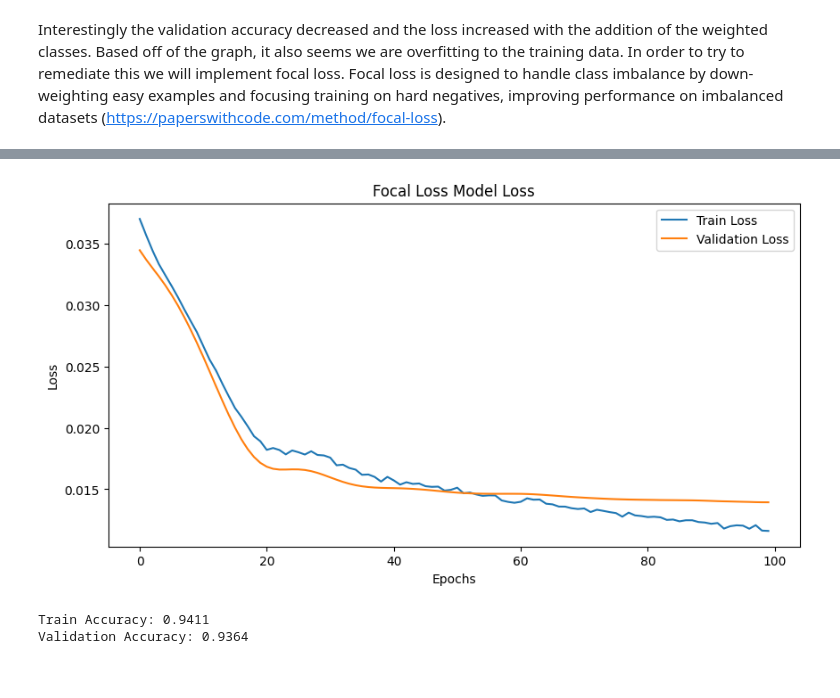
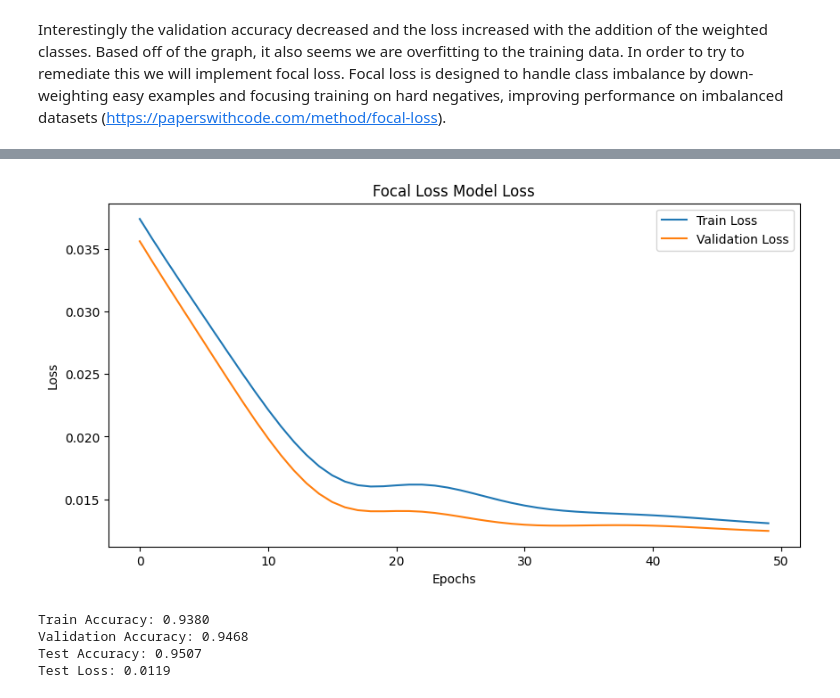
Before and after one commit to ayheong/fraud-detection-machine-learning, a Jupyter notebook: nn.ipynb, the cells around one changed output, grey strips where cells are left out. Saved outputs shown, nothing was run; the diff lists cells and outputs as text; code cells hidden in the pictures.

```diff
--- a/nn.ipynb
+++ b/nn.ipynb
@@ -72,21 +69,17 @@ from torch import optim
 
 # Define network
 class NeuralNetwork1(nn.Module):
-    def __init__(self, input_dim, hidden_dim1=128, hidden_dim2=64, hidden_dim3=32, dropout_rate=0.5):
+    def __init__(self, input_dim, hidden_dim1=128, hidden_dim2=64, hidden_dim3=32):
         super(NeuralNetwork1, self).__init__()
         self.layer1 = nn.Linear(input_dim, hidden_dim1)
         self.layer2 = nn.Linear(hidden_dim1, hidden_dim2)
         self.layer3 = nn.Linear(hidden_dim2, hidden_dim3)
         self.output = nn.Linear(hidden_dim3, 1)
-        self.dropout = nn.Dropout(dropout_rate)
 
     def forward(self, x):
         x = torch.relu(self.layer1(x))
-        x = self.dropout(x)
         x = torch.relu(self.layer2(x))
-        x = self.dropout(x)
         x = torch.relu(self.layer3(x))
-        x = self.dropout(x)
         x = torch.sigmoid(self.output(x))  # Use sigmoid activation for binary classification
         return x
 
@@ -100,7 +93,7 @@ criterion = nn.BCELoss()  # for binary classification
 optimizer = optim.Adam(model1.parameters(), lr=1e-3)
 # %%
 # Train the model
-epochs = 100
+epochs = 50
 train_losses = []
 val_losses = []
 for epoch in range(epochs):
@@ -189,21 +191,17 @@ Class weights: tensor([0.5313, 8.4959], device='cuda:0')
 # %%
 # Redefine the network
 class NeuralNetwork2(nn.Module):
-    def __init__(self, input_dim, hidden_dim1=128, hidden_dim2=64, hidden_dim3=32, dropout_rate=0.5):
+    def __init__(self, input_dim, hidden_dim1=128, hidden_dim2=64, hidden_dim3=32):
         super(NeuralNetwork2, self).__init__()
         self.layer1 = nn.Linear(input_dim, hidden_dim1)
         self.layer2 = nn.Linear(hidden_dim1, hidden_dim2)
         self.layer3 = nn.Linear(hidden_dim2, hidden_dim3)
         self.output = nn.Linear(hidden_dim3, 1)
-        self.dropout = nn.Dropout(dropout_rate)
 
     def forward(self, x):
         x = torch.relu(self.layer1(x))
-        x = self.dropout(x)
         x = torch.relu(self.layer2(x))
-        x = self.dropout(x)
         x = torch.relu(self.layer3(x))
-        x = self.dropout(x)
         x = self.output(x)  # No sigmoid here because BCEWithLogitsLoss includes it
         return x
 
@@ -215,6 +213,7 @@ optimizer = optim.Adam(model2.parameters(), lr=1e-3)
 criterion_weighted = nn.BCEWithLogitsLoss(pos_weight=class_weights[1] / class_weights[0])
 
 # Train the model with class weights
+epochs = 50
 train_losses = []
 val_losses = []
 for epoch in range(epochs):
@@ -246,7 +245,7 @@ plt.legend()
 plt.title('Class Weighted Model Loss')
 plt.show()
 
-# Evaluate the model
+# Evaluate the model on training and validation sets
 model2.eval()
 with torch.no_grad():
     train_outputs = model2(X_train)
@@ -258,4 +257,14 @@ train_accuracy = (train_preds == y_train).float().mean()
 val_accuracy = (val_preds == y_val).float().mean()
 print(f'Train Accuracy: {train_accuracy:.4f}')
 print(f'Validation Accuracy: {val_accuracy:.4f}')
+
+# Evaluate the model on the test set
+with torch.no_grad():
+    test_outputs = model2(X_test)
+    test_preds = (test_outputs > 0.5).float()
+    test_loss = criterion_weighted(test_outputs, y_test)
+
+test_accuracy = (test_preds == y_test).float().mean()
+print(f'Test Accuracy: {test_accuracy:.4f}')
+print(f'Test Loss: {test_loss.item():.4f}')
 # %% [output]
@@ -279,21 +285,17 @@ import torch.nn.functional as F
 
 # Redefine the network
 class NeuralNetwork3(nn.Module):
-    def __init__(self, input_dim, hidden_dim1=128, hidden_dim2=64, hidden_dim3=32, dropout_rate=0.5):
+    def __init__(self, input_dim, hidden_dim1=128, hidden_dim2=64, hidden_dim3=32):
         super(NeuralNetwork3, self).__init__()
         self.layer1 = nn.Linear(input_dim, hidden_dim1)
         self.layer2 = nn.Linear(hidden_dim1, hidden_dim2)
         self.layer3 = nn.Linear(hidden_dim2, hidden_dim3)
         self.output = nn.Linear(hidden_dim3, 1)
-        self.dropout = nn.Dropout(dropout_rate)
 
     def forward(self, x):
         x = torch.relu(self.layer1(x))
-        x = self.dropout(x)
         x = torch.relu(self.layer2(x))
-        x = self.dropout(x)
         x = torch.relu(self.layer3(x))
-        x = self.dropout(x)
         x = self.output(x)  # No sigmoid here because BCEWithLogitsLoss includes it
         return x
 
@@ -319,6 +321,7 @@ optimizer = optim.Adam(model3.parameters(), lr=1e-3)
 # Train the model with Focal Loss
 train_losses = []
 val_losses = []
+epochs = 50
 for epoch in range(epochs):
     model3.train()
     optimizer.zero_grad()
@@ -360,4 +363,14 @@ train_accuracy = (train_preds == y_train).float().mean()
 val_accuracy = (val_preds == y_val).float().mean()
 print(f'Train Accuracy: {train_accuracy:.4f}')
 print(f'Validation Accuracy: {val_accuracy:.4f}')
+
+# Evaluate the model on the test set
+with torch.no_grad():
+    test_outputs = model3(X_test)
+    test_preds = (test_outputs > 0.5).float()
+    test_loss = criterion_focal(test_outputs, y_test)
+
+test_accuracy = (test_preds == y_test).float().mean()
+print(f'Test Accuracy: {test_accuracy:.4f}')
+print(f'Test Loss: {test_loss.item():.4f}')
 # %% [output]
@@ -374,6 +382,8 @@ Epoch [100/100], Loss: 0.0116
-[figure, old version]
+[figure, new version]
-Train Accuracy: 0.9411
-Validation Accuracy: 0.9364
+Train Accuracy: 0.9380
+Validation Accuracy: 0.9468
+Test Accuracy: 0.9507
+Test Loss: 0.0119
 # %%
 import optuna
 from torch import optim
```
Also changed, not shown: parts of 10 cells of this notebook, 1 other file.
